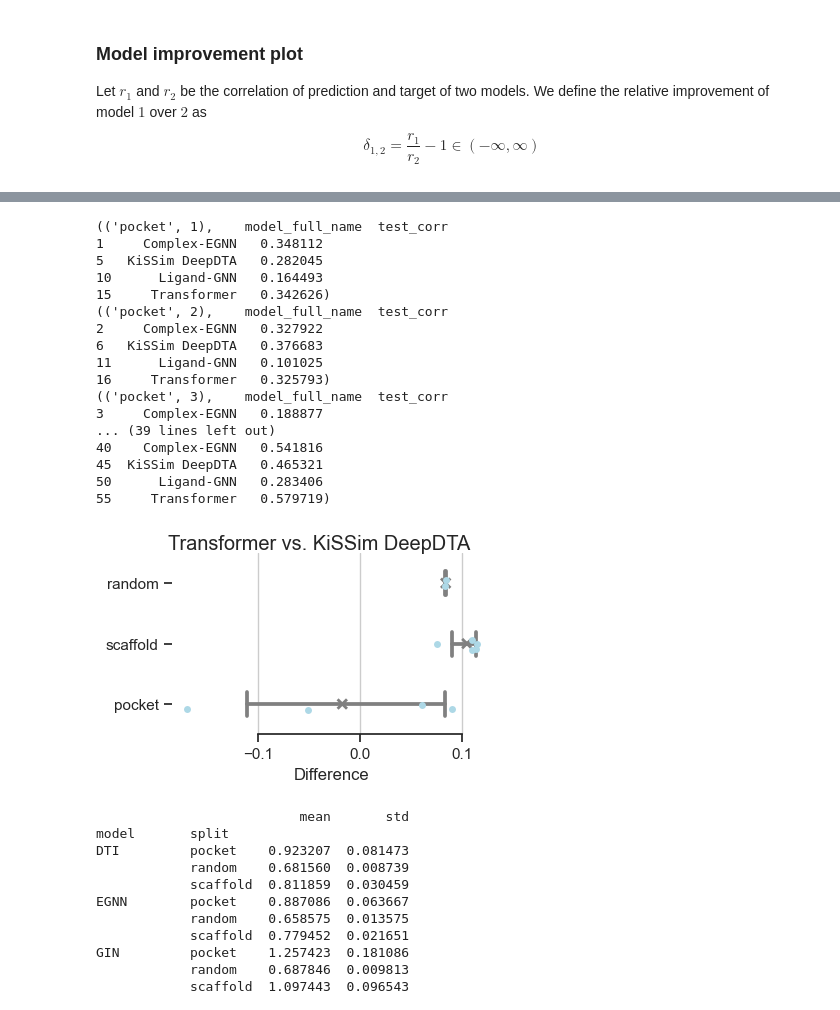
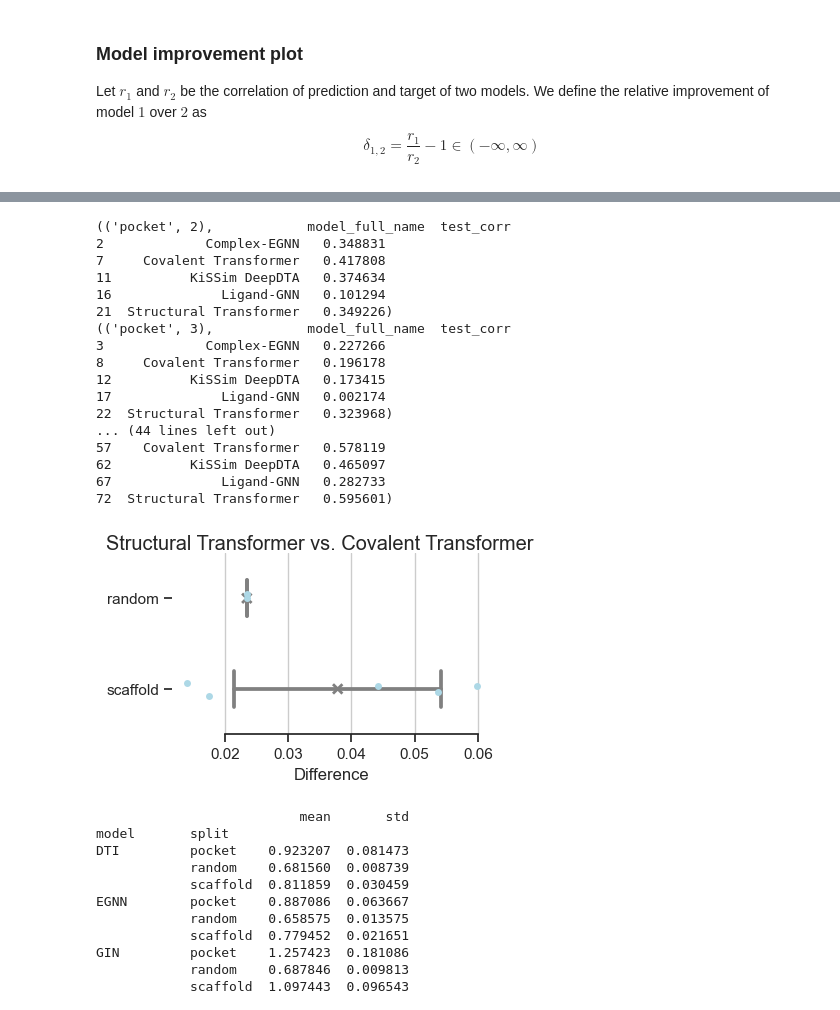
Before and after one commit to volkamerlab/kinodata-3D-affinity-prediction, a Jupyter notebook: scripts/evaluation.ipynb, the cells around one changed output, grey strips where cells are left out. Cells and saved outputs as stored; diff of their text form; code cells hidden in the pictures.

```diff
--- a/scripts/evaluation.ipynb
+++ b/scripts/evaluation.ipynb
@@ -105,9 +109,11 @@ eval_data.head()
+# %%
+eval_data = eval_data[eval_data["model_full_name"] != "Ligand-GNN"]
 # %% [markdown]
 ### Calculate test metrics
 * Correlation of test prediction and target
 * Mean absolute error
 # %%
-corr_data = eval_data.groupby(["split", "model_full_name", "split_seed"])[["pred", "target"]].corr("spearman").iloc[0::2, -1]
+corr_data = eval_data.groupby(["split", "model_full_name", "split_seed"])[["pred", "target"]].corr("pearson").iloc[0::2, -1]
 corr_data = corr_data.unstack().reset_index().rename(columns={"pred": "test_corr"})
 corr_data.head()
 # %% [output]
@@ -153,20 +162,0 @@ corr_data.groupby(["split", "model_full_name"])["test_corr"].agg(["mean", "std"]
-# %%
-split, seed = "random", 4
-split_query = f"split == '{split}' and split_seed == {seed}"
-sns.set(font_scale=1.3)
-
-
-scaf_1 = eval_data.query(split_query)
-f, (ax1, ax2) = plt.subplots(2, 1, figsize=(4, 8), sharex=True, sharey=False)
-sns.scatterplot(scaf_1.query("model == 'EGNN (R/12)'"), x="target", y="pred", color="green", ax=ax1, s=2)
-sns.scatterplot(scaf_1.query("model == 'DTI'"), x="target", y="pred", color="purple", ax=ax2, s=2)
-for ax in (ax1, ax2):
-    ax.set_ylabel("Predicted affinity")
-    ax.set_xlabel("Ground truth affinity (${pIC}_{50}$)")
-
-rho1 = corr_data.query(split_query).query("model_full_name == 'Complex-EGNN (R/12)'").test_corr.values[0]
-rho2 = corr_data.query(split_query).query("model_full_name == 'KiSSim DeepDTA'").test_corr.values[0]
-ax1.set_title(f"Complex-EGNN $\\rho={rho1:.2f}$")
-ax2.set_title(f"KiSSim DTI $\\rho={rho2:.2f}$")
-f.suptitle(f"{split} split (seed={seed})")
-f.tight_layout()
@@ -206,59 +177,62 @@ corr_data.query("model_full_name == 'KiSSim DeepDTA'")
+# %%
+corr_data = corr_data.query("split != 'pocket'")
 # %%
-model_1, model_2 = "Transformer", "KiSSim DeepDTA"
-index_1, index_2 = 3, 1
+model_1, model_2 = "Structural Transformer", "Covalent Transformer"
+index_1, index_2 = -1, 1
 mode = "diff"
 
 mask1 = (corr_data["split"] != "random") | (corr_data["split_seed"].isin([0,2]))
 mask2 = ~((corr_data["split"] == "pocket") & (corr_data["split_seed"] == 0))
-grouped = corr_data[mask1 & mask2].groupby(["split", "split_seed"])[["model_full_name", "test_corr"]]
+mask3 = ~((corr_data["split"] == "pocket") & (corr_data["split_seed"] == 1))
+grouped = corr_data[mask1 & mask2 & mask3].groupby(["split", "split_seed"])[["model_full_name", "test_corr"]]
 
 
 for x in grouped:
     print(x)
 if mode == "ratio":
     corr_diff = grouped.apply(lambda x: x.test_corr.values[index_1] / x.test_corr.values[index_2])
     corr_diff = corr_diff.reset_index().rename(columns={0: "corr_ratio"})
     corr_diff["improvement"] = (corr_diff["corr_ratio"] - 1) * 100
 elif mode == "diff":
     corr_diff = grouped.apply(lambda x: x.test_corr.values[index_1] - x.test_corr.values[index_2])
     corr_diff = corr_diff.reset_index().rename(columns={0: "corr_diff"})
     corr_diff["improvement"] = corr_diff["corr_diff"]
 
 
 f, ax = plt.subplots(figsize=(4, 2.5))
 f.tight_layout()
 f.suptitle(f"{model_1} vs. {model_2}")
 sns.set_theme(style="ticks")
-sns.stripplot(corr_diff, x="improvement", y="split", size=5, linewidth=0, color="lightblue", order=["random", "scaffold", "pocket"])
-sns.pointplot(corr_diff, x="improvement", y="split", order=["random", "scaffold", "pocket"], join=False, color=".5", capsize=.4, markers="x")
+sns.stripplot(corr_diff, x="improvement", y="split", size=5, linewidth=0, color="lightblue", order=["random", "scaffold"])
+sns.pointplot(corr_diff, x="improvement", y="split", order=["random", "scaffold"], join=False, color=".5", capsize=.4, markers="x")
 ax.xaxis.grid(True)
 ax.set(ylabel="")
 if mode == "ratio":
     ax.set_xlabel(r"Improvement % (explained variance)")
 elif mode == "diff":
     ax.set_xlabel("Difference")
 sns.despine(trim=True, left=True)
 # ax.set_xlim(left=0, right=2.0)
 f.savefig("corr_diff_kinodata.pdf")
 # %% [output]
-(('pocket', 1),    model_full_name  test_corr
-1     Complex-EGNN   0.348112
-5   KiSSim DeepDTA   0.282045
-10      Ligand-GNN   0.164493
-15     Transformer   0.342626)
-(('pocket', 2),    model_full_name  test_corr
-2     Complex-EGNN   0.327922
-6   KiSSim DeepDTA   0.376683
-11      Ligand-GNN   0.101025
-16     Transformer   0.325793)
-(('pocket', 3),    model_full_name  test_corr
-3     Complex-EGNN   0.188877
-... (39 lines left out)
-40    Complex-EGNN   0.541816
-45  KiSSim DeepDTA   0.465321
-50      Ligand-GNN   0.283406
-55     Transformer   0.579719)
+(('pocket', 2),            model_full_name  test_corr
+2             Complex-EGNN   0.348831
+7     Covalent Transformer   0.417808
+11          KiSSim DeepDTA   0.374634
+16              Ligand-GNN   0.101294
+21  Structural Transformer   0.349226)
+(('pocket', 3),            model_full_name  test_corr
+3             Complex-EGNN   0.227266
+8     Covalent Transformer   0.196178
+12          KiSSim DeepDTA   0.173415
+17              Ligand-GNN   0.002174
+22  Structural Transformer   0.323968)
+... (44 lines left out)
+57    Covalent Transformer   0.578119
+62          KiSSim DeepDTA   0.465097
+67              Ligand-GNN   0.282733
+72  Structural Transformer   0.595601)
-[figure, old version]
+[figure, new version]
 # %%
 eval_data["abs_error"] = (eval_data["pred"] - eval_data["activities.standard_value"]).abs()
 # %%
```
Also changed, not shown: parts of 12 cells of this notebook, 7 other files.
